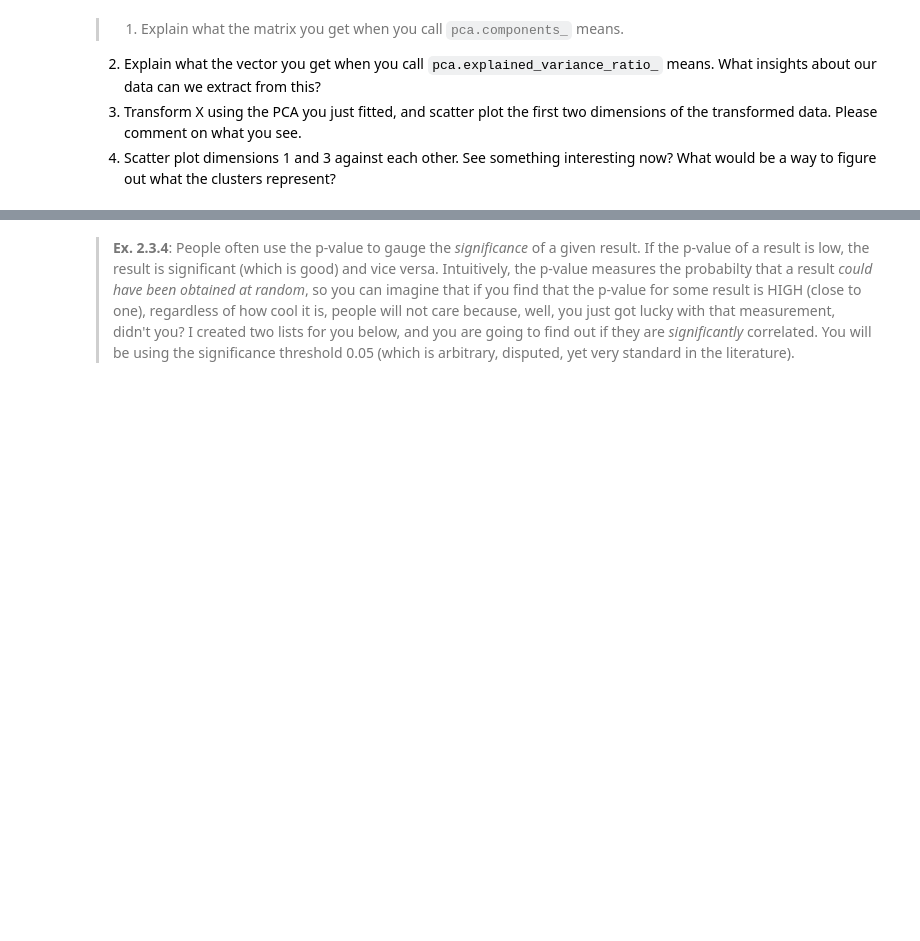
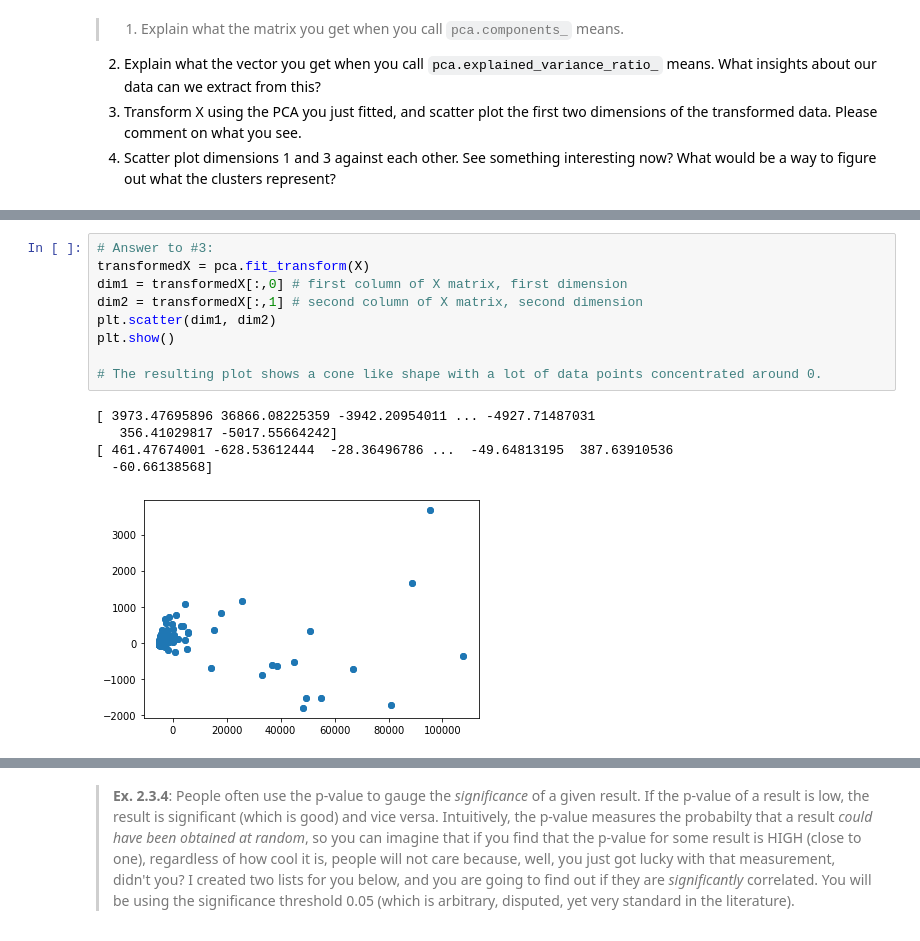
Before and after one commit to wsjung/caobd_f19, a Jupyter notebook: assignments/assignment1.ipynb, the cells around one changed output, grey strips where cells are left out. Saved outputs shown, nothing was run; the diff lists cells and outputs as text; blank space fills up the shorter version.

```diff
--- a/assignments/assignment1.ipynb
+++ b/assignments/assignment1.ipynb
@@ -178,0 +311,15 @@ pca.fit(X)
+# %%
+# Answer to #3:
+transformedX = pca.fit_transform(X)
+dim1 = transformedX[:,0] # first column of X matrix, first dimension
+dim2 = transformedX[:,1] # second column of X matrix, second dimension
+plt.scatter(dim1, dim2)
+plt.show()
+
+# The resulting plot shows a cone like shape with a lot of data points concentrated around 0.
+# %% [output]
+[ 3973.47695896 36866.08225359 -3942.20954011 ... -4927.71487031
+   356.41029817 -5017.55664242]
+[ 461.47674001 -628.53612444  -28.36496786 ...  -49.64813195  387.63910536
+  -60.66138568]
+[figure, added]
```
Also changed, not shown: parts of 49 cells of this notebook.
